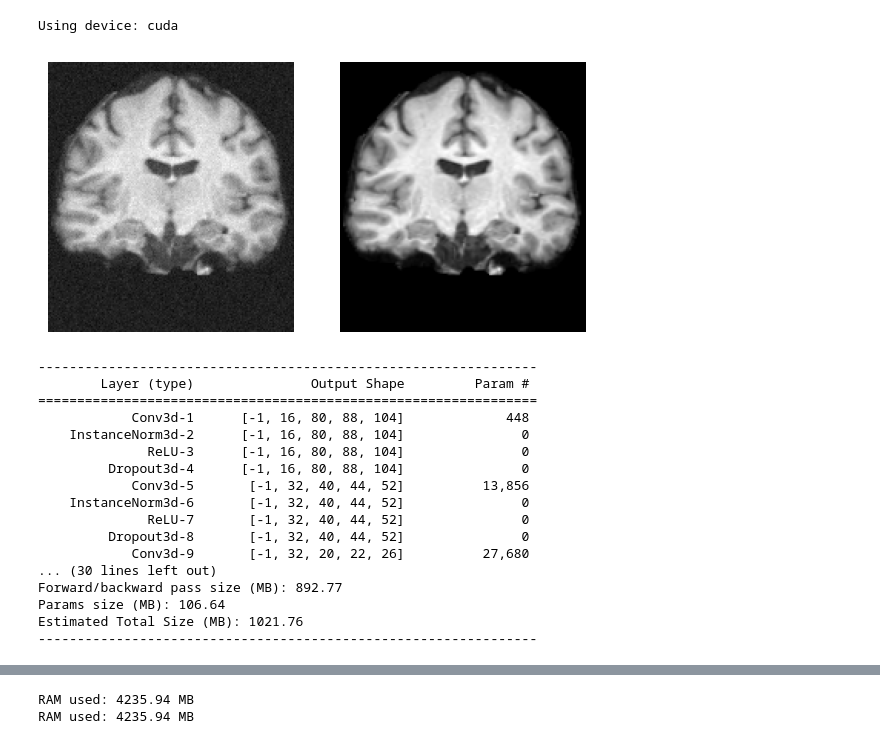
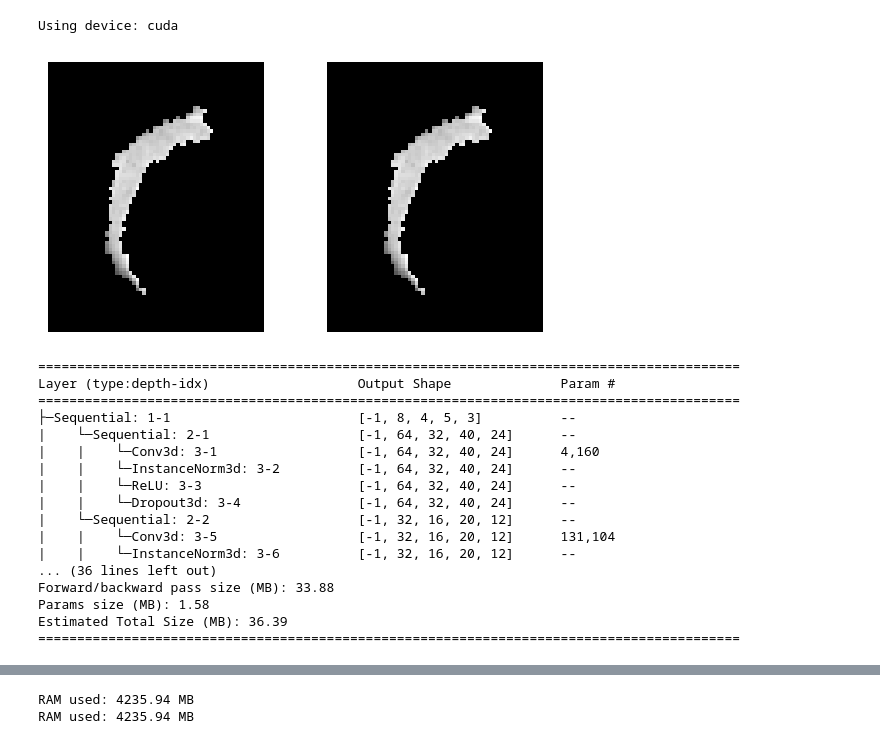
Before and after one commit to minnelab/NeuroCBIR, a Jupyter notebook: main.ipynb, the cells around one changed output, grey strips where cells are left out. Drawn from its saved outputs; the diff is of its cells as text; code cells hidden in the pictures.

Commit message:
sparse autoencoder

```diff
--- a/main.ipynb
+++ b/main.ipynb
@@ -70,7 +86,7 @@ plt.show()
 from preprocessing.load_dataset import list_files_with_extension, BrainMRIDataset, get_label
 
 # Loading MRI  paths
-dataset_path = r"/home/maia-user/Dataset/OASIS3_NPY/"
+dataset_path = r"/home/maia-user/Dataset/OASIS3_NPY_UINT/"
 file_paths, file_names = list_files_with_extension(dataset_path, extension=".npy")
 raw_image_paths = np.array([os.path.join(dataset_path, file_path, file_name) for file_path, file_name in zip(file_paths, file_names)])
 raw_image_ids = np.array([file_path.split('.')[0] for file_path in file_names])
@@ -116,7 +132,7 @@ Using device: cuda
 from preprocessing.load_dataset import StratifiedBatchSampler
 import torchio as tio
 
-minibatch_size = 8  # Make sure this is even!
+minibatch_size = 24  # Make sure this is even!
 
 augmentation_transforms = tio.Compose([
                                         # tio.RandomAffine(
@@ -130,45 +146,49 @@ augmentation_transforms = tio.Compose([
 
 # Preparing the dataset to feed the network
 train_dataset = BrainMRIDataset(train_set['image_paths'], train_set['ages'], train_set['labels'],
-                                transform=augmentation_transforms, transform_age=3)
+                                transform=None, transform_age=3, cache=False, sparse_path='./data/common_bounding_boxes.json')
 train_sampler = StratifiedBatchSampler(train_dataset, minibatch_size)
-train_loader = DataLoader(train_dataset, batch_sampler=train_sampler, num_workers=1, pin_memory=True)
+train_loader = DataLoader(train_dataset, batch_sampler=train_sampler, pin_memory=True, num_workers=1)
 
-val_dataset = BrainMRIDataset(val_set['image_paths'], val_set['ages'], val_set['labels'])
-val_sampler = StratifiedBatchSampler(val_dataset, 2)
-val_loader = DataLoader(val_dataset, batch_sampler=val_sampler, num_workers=1)
+# val_dataset = BrainMRIDataset(val_set['image_paths'], val_set['ages'], val_set['labels'], cache=True)
+# val_sampler = StratifiedBatchSampler(val_dataset, 2)
+# val_loader = DataLoader(val_dataset, batch_sampler=val_sampler, num_workers=1)
 
-test_dataset = BrainMRIDataset(test_set['image_paths'], test_set['ages'], test_set['labels'])
-test_sampler = StratifiedBatchSampler(test_dataset, 2)
-test_loader = DataLoader(test_dataset, batch_sampler=test_sampler, num_workers=1)
+# test_dataset = BrainMRIDataset(test_set['image_paths'], test_set['ages'], test_set['labels'], cache=True)
+# test_sampler = StratifiedBatchSampler(test_dataset, 2)
+# test_loader = DataLoader(test_dataset, batch_sampler=test_sampler, num_workers=1)
 # %%
 # Fetch one sample from the dataset
 sample_1, sample_2 = train_dataset[0], train_dataset[-55]  # Get the first case
 
 # Extract MRI image and mask
 mri_image_1 = sample_1["input"].squeeze().detach().cpu().numpy() # Remove channel dimension
 mri_image_2 = sample_1["output"].squeeze().detach().cpu().numpy() # Remove channel dimension
 
+if len(mri_image_1.shape) > 3:
+    subc_st_ind = -3
+    mri_image_1 = mri_image_1[subc_st_ind]
+    mri_image_2 = mri_image_2[subc_st_ind]
 
 # Create a figure with 1 row and 3 columns
 fig, axes = plt.subplots(1, 2, figsize=(6, 3))
 
 # Load the image
 axes[0].imshow(mri_image_1[:, :,  mri_image_1.shape[-1] // 2].T, cmap="gray")
 axes[0].axis('off')
 
 axes[1].imshow(mri_image_2[:, :, mri_image_2.shape[-1] // 2].T, cmap="gray")
 axes[1].axis('off')
 
 # Adjust layout to prevent overlap
 plt.tight_layout()
 # Display the plotS
 plt.show()
 # %% [output]
-[figure, old version]
+[figure, new version]
 # %%
 import torch
-from model.autoencoder import Conv3DAutoencoder
+from model.autoencoder import Conv3DSparseAutoencoder
 from torchsummary import summary
 
 # Device setup
@@ -178,35 +198,35 @@ device = torch.device("cuda" if torch.cuda.is_available() else "cpu")
 input_size = list(mri_image_1.shape)
 
 # Initialize model and move it to the correct device
-autoencoder = Conv3DAutoencoder().to(device)
-pretrained_param = torch.load('./data/pretrained_models/autoencoder_3d.pth')
+autoencoder = Conv3DSparseAutoencoder().to(device)
+# pretrained_param = torch.load('./data/pretrained_models/sparseautoencoder_3d.pth')
 # autoencoder.load_state_dict(pretrained_param)
 
 # Keep only matching keys (ignore fully connected layers)
-pretrained_dict = pretrained_param
-new_model_dict = autoencoder.state_dict()
-pretrained_dict = {k: v for k, v in pretrained_dict.items() if k in new_model_dict}
-# Load weights into the new model
-new_model_dict.update(pretrained_dict)
-autoencoder.load_state_dict(new_model_dict)
+# pretrained_dict = pretrained_param
+# new_model_dict = autoencoder.state_dict()
+# pretrained_dict = {k: v for k, v in pretrained_dict.items() if k in new_model_dict}
+# # Load weights into the new model
+# new_model_dict.update(pretrained_dict)
+# autoencoder.load_state_dict(new_model_dict)
 
 # Run summary — torchsummary will match the device of the model
-summary(autoencoder, (1, *input_size))
+_=summary(autoencoder, (1, *input_size))
 # %% [output]
-----------------------------------------------------------------
-        Layer (type)               Output Shape         Param #
-================================================================
-            Conv3d-1      [-1, 16, 80, 88, 104]             448
-    InstanceNorm3d-2      [-1, 16, 80, 88, 104]               0
-              ReLU-3      [-1, 16, 80, 88, 104]               0
-         Dropout3d-4      [-1, 16, 80, 88, 104]               0
-            Conv3d-5       [-1, 32, 40, 44, 52]          13,856
-    InstanceNorm3d-6       [-1, 32, 40, 44, 52]               0
-              ReLU-7       [-1, 32, 40, 44, 52]               0
-         Dropout3d-8       [-1, 32, 40, 44, 52]               0
-            Conv3d-9       [-1, 32, 20, 22, 26]          27,680
-... (30 lines left out)
-Forward/backward pass size (MB): 892.77
-Params size (MB): 106.64
-Estimated Total Size (MB): 1021.76
-----------------------------------------------------------------
+==========================================================================================
+Layer (type:depth-idx)                   Output Shape              Param #
+==========================================================================================
+├─Sequential: 1-1                        [-1, 8, 4, 5, 3]          --
+|    └─Sequential: 2-1                   [-1, 64, 32, 40, 24]      --
+|    |    └─Conv3d: 3-1                  [-1, 64, 32, 40, 24]      4,160
+|    |    └─InstanceNorm3d: 3-2          [-1, 64, 32, 40, 24]      --
+|    |    └─ReLU: 3-3                    [-1, 64, 32, 40, 24]      --
+|    |    └─Dropout3d: 3-4               [-1, 64, 32, 40, 24]      --
+|    └─Sequential: 2-2                   [-1, 32, 16, 20, 12]      --
+|    |    └─Conv3d: 3-5                  [-1, 32, 16, 20, 12]      131,104
+|    |    └─InstanceNorm3d: 3-6          [-1, 32, 16, 20, 12]      --
+... (36 lines left out)
+Forward/backward pass size (MB): 33.88
+Params size (MB): 1.58
+Estimated Total Size (MB): 36.39
+==========================================================================================
```
Also changed, not shown: parts of 11 cells of this notebook, 8 other files.
